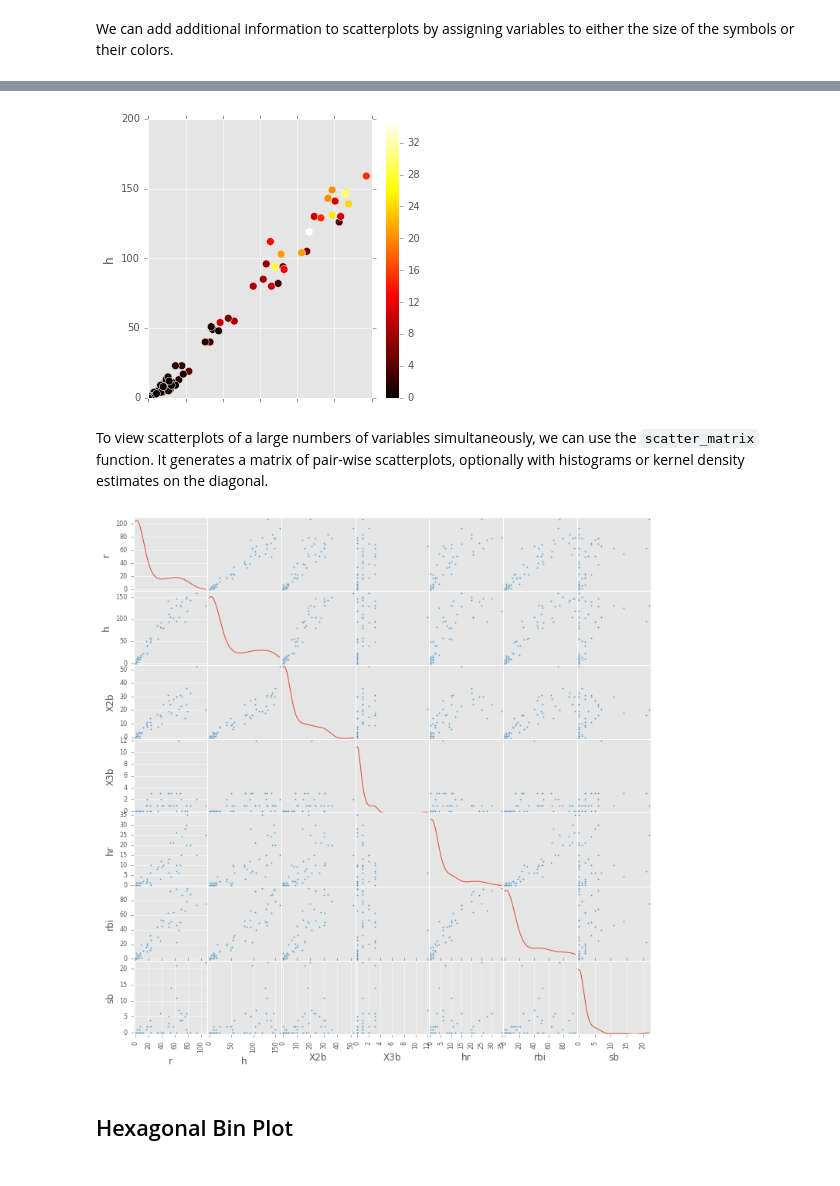
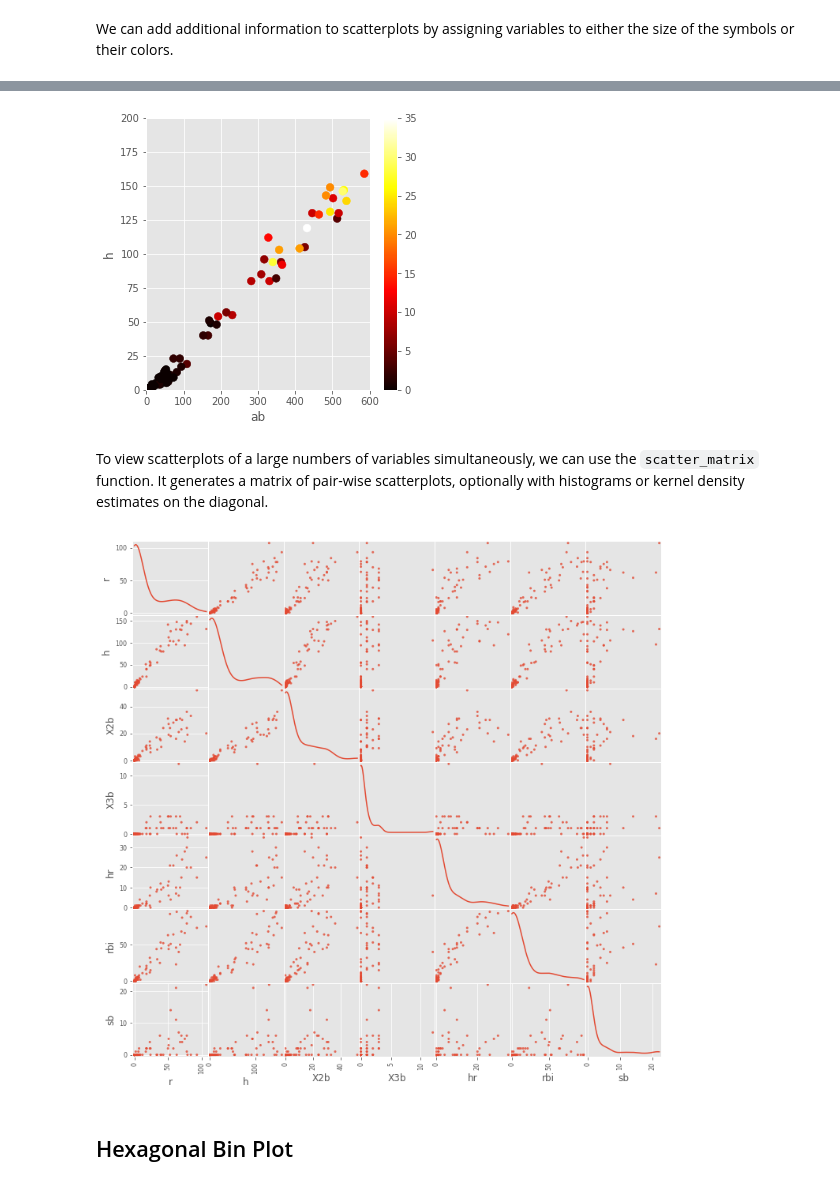
Before and after one commit to nhwhite212/DealingwithDataSpring2021, a Jupyter notebook: 8-Visualization/A_Matplotlib_and_Pandas.ipynb, the cells around one changed output, grey strips where cells are left out. Drawn from its saved outputs; the diff is of its cells as text; code cells hidden in the pictures.

```diff
--- a/8-Visualization/A_Matplotlib_and_Pandas.ipynb
+++ b/8-Visualization/A_Matplotlib_and_Pandas.ipynb
@@ -495,4 +585,6 @@ To look at how Pandas does scatterplots, let's load the [baseball sample dataset
 # %%
-baseball = pd.read_csv("/home/ubuntu/data/baseball.csv")
+
+
+baseball = pd.read_csv("./data/baseball.csv")
 baseball.head()
 # %% [output]
@@ -519,15 +617,15 @@ fig = baseball.plot(kind='scatter', x='ab', y='h', xlim=[0,600], ylim=[0,200],
 fig = baseball.plot(kind='scatter', x='ab', y='h', xlim=[0,600], ylim=[0,200],
                     figsize=(5,5), c=baseball.hr, s=60, cmap='hot')
 # %% [output]
-[figure, old version]
+[figure, new version]
 # %% [markdown]
 To view scatterplots of a large numbers of variables simultaneously, we can use the `scatter_matrix` function. It generates a matrix of pair-wise scatterplots, optionally with histograms or kernel density estimates on the diagonal.
 # %%
-from pandas.tools.plotting import scatter_matrix
 
-fig = pd.scatter_matrix(baseball.loc[:,'r':'sb'], figsize=(12,12), diagonal='kde', alpha=0.8)
+
+fig = pd.plotting.scatter_matrix(baseball.loc[:,'r':'sb'], figsize=(12,12), diagonal='kde', alpha=0.8)
 # %% [output]
-[figure, old version]
+[figure, new version]
 # %% [markdown]
 ## Hexagonal Bin Plot
 # %% [markdown]
```
Also changed, not shown: parts of 51 cells of this notebook.
